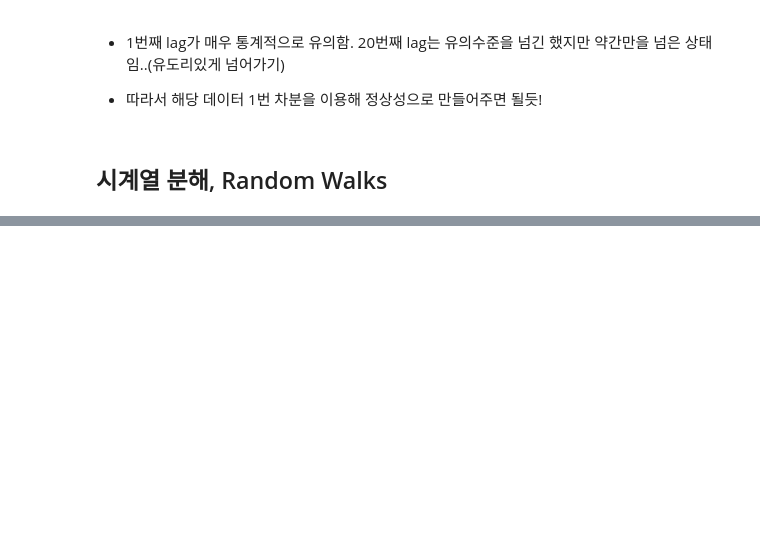
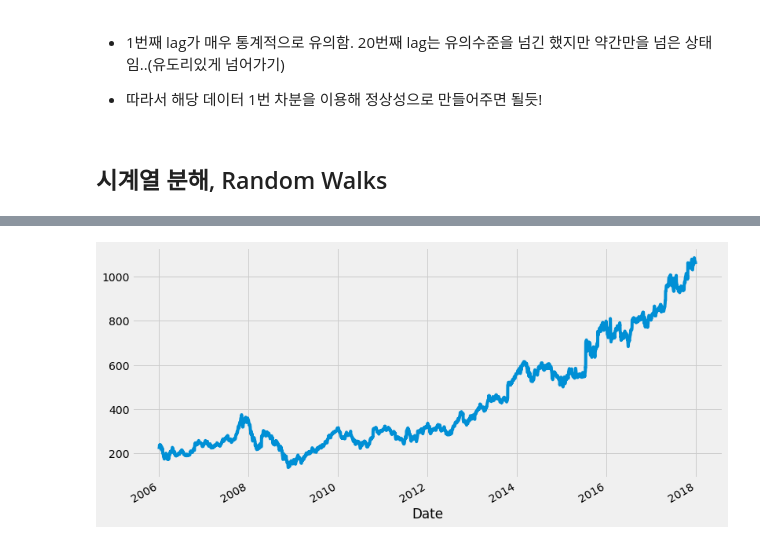
Before and after one commit to young-hun-jo/KaggleStruggle, a Jupyter notebook: TimeSeriesAnalysis/TimeSeries_transcription.ipynb, the cells around one changed output, grey strips where cells are left out. Drawn from its saved outputs; the diff is of its cells as text; code cells hidden in the pictures; blank space fills up the shorter version.

```diff
--- a/TimeSeriesAnalysis/TimeSeries_transcription.ipynb
+++ b/TimeSeriesAnalysis/TimeSeries_transcription.ipynb
@@ -429,0 +438,5 @@ plt.show()
+# %%
+google['High'].plot(figsize=(12,6))
+plt.show()
+# %% [output]
+[figure, added]
```
Also changed, not shown: parts of 25 cells of this notebook.
